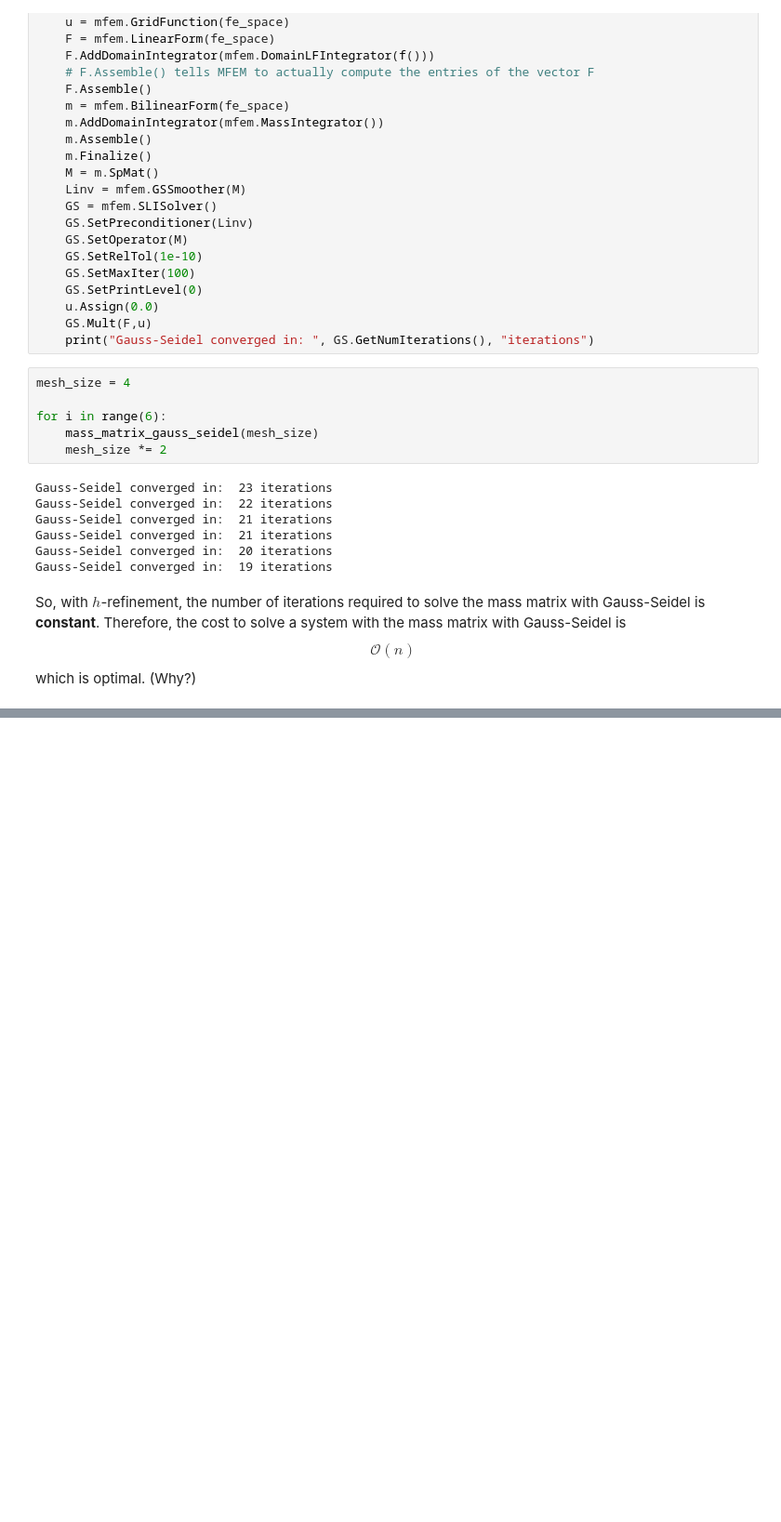
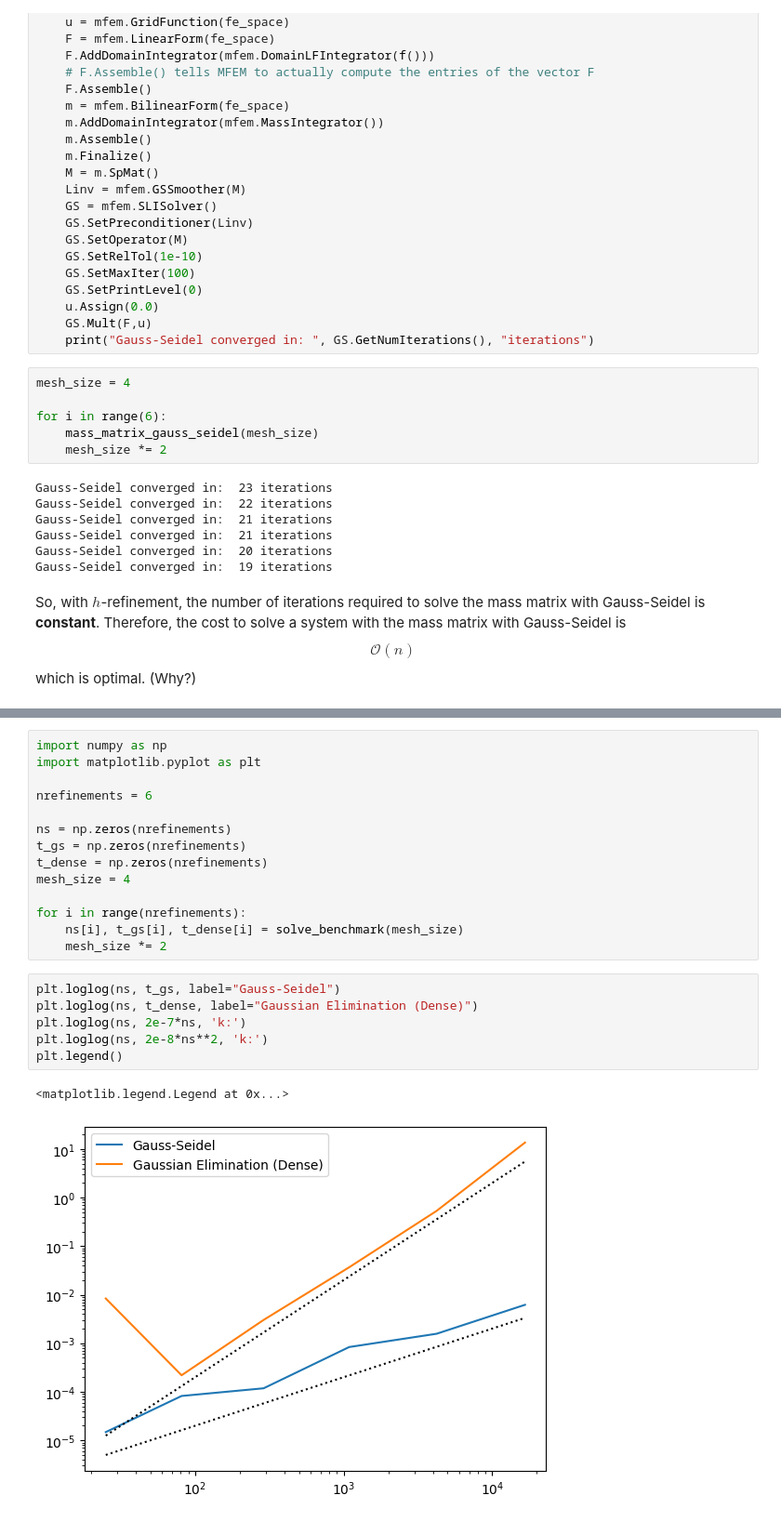
Before and after one commit to pazner/mth-651, a Jupyter notebook: lecture_notebooks/lecture_10.ipynb, the cells around one changed output, grey strips where cells are left out. Shown: that part at 93% size. Cells and saved outputs as stored; diff of their text form; blank space fills up the shorter version.

```diff
--- a/lecture_notebooks/lecture_10.ipynb
+++ b/lecture_notebooks/lecture_10.ipynb
@@ -611,0 +683,23 @@ which is optimal. (Why?)
+# %%
+import numpy as np
+import matplotlib.pyplot as plt
+
+nrefinements = 6
+
+ns = np.zeros(nrefinements)
+t_gs = np.zeros(nrefinements)
+t_dense = np.zeros(nrefinements)
+mesh_size = 4
+
+for i in range(nrefinements):
+    ns[i], t_gs[i], t_dense[i] = solve_benchmark(mesh_size)
+    mesh_size *= 2
+# %%
+plt.loglog(ns, t_gs, label="Gauss-Seidel")
+plt.loglog(ns, t_dense, label="Gaussian Elimination (Dense)")
+plt.loglog(ns, 2e-7*ns, 'k:')
+plt.loglog(ns, 2e-8*ns**2, 'k:')
+plt.legend()
+# %% [output]
+<matplotlib.legend.Legend at 0x...>
+[figure, added]
```
Also changed, not shown: parts of 4 cells of this notebook.
